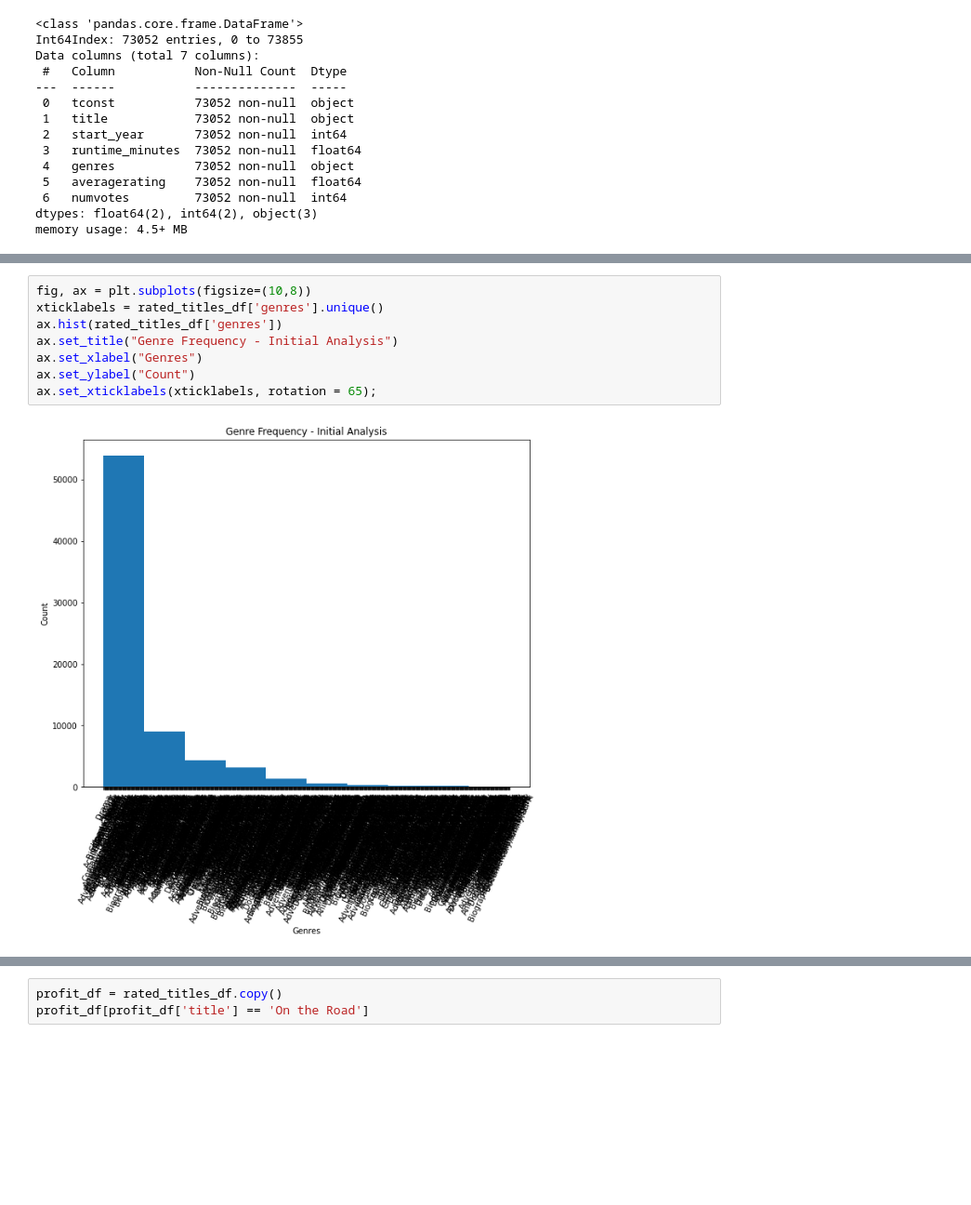
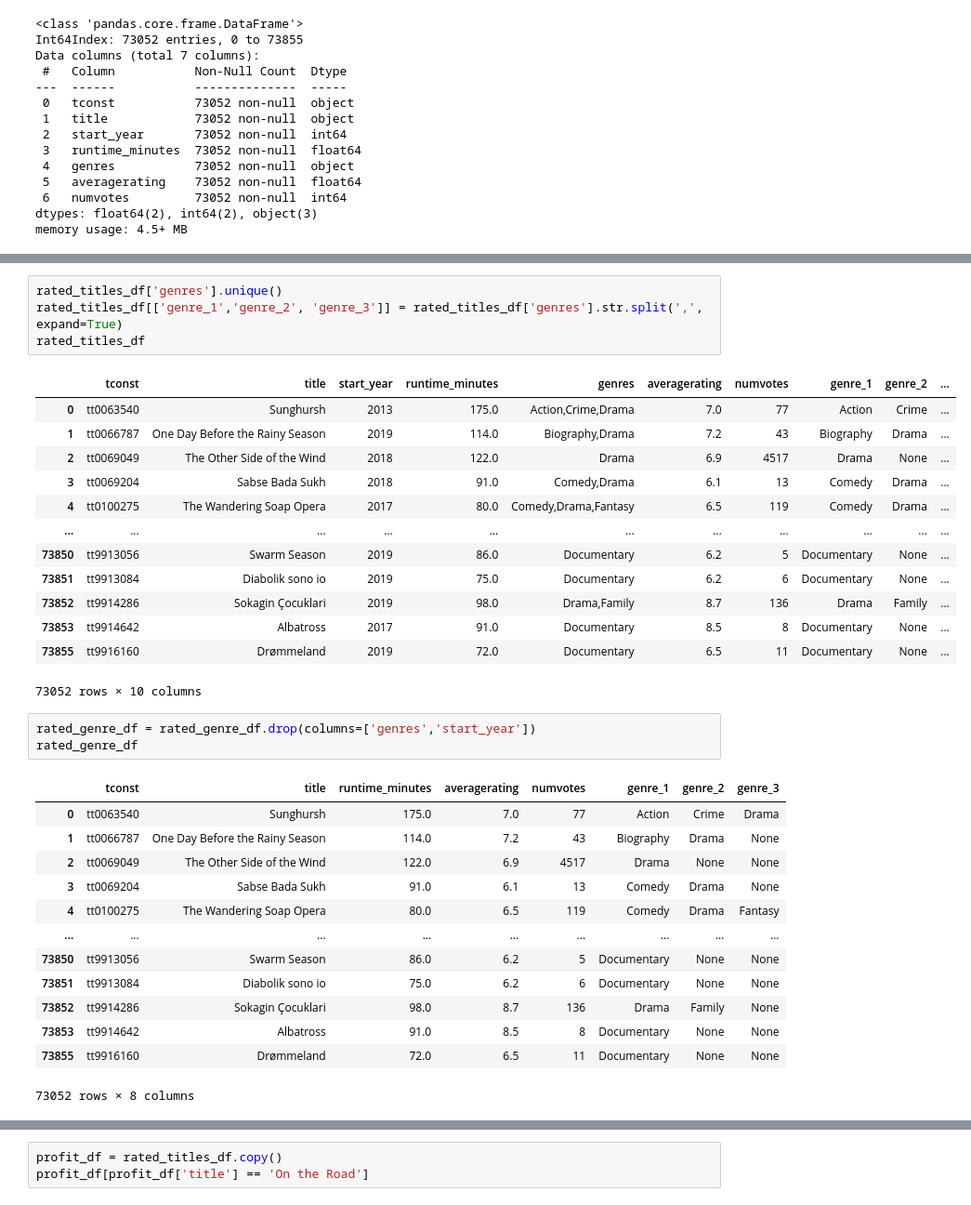
Before and after one commit to learn-co-curriculum/dsc-project-template, a Jupyter notebook: dsc-phase1project-microsoftmoviestudioanalysis-eakland.ipynb, the cells around one changed output, grey strips where cells are left out. Shown at 93% size. Cells and saved outputs as stored; diff of their text form; blank space fills up the shorter version.

```diff
--- a/dsc-phase1project-microsoftmoviestudioanalysis-eakland.ipynb
+++ b/dsc-phase1project-microsoftmoviestudioanalysis-eakland.ipynb
@@ -316,10 +296,35 @@ array(['Action,Crime,Drama', 'Biography,Drama', 'Drama', 'Comedy,Drama',
-# %%
-fig, ax = plt.subplots(figsize=(10,8))
-xticklabels = rated_titles_df['genres'].unique()
-ax.hist(rated_titles_df['genres'])
-ax.set_title("Genre Frequency - Initial Analysis")
-ax.set_xlabel("Genres")
-ax.set_ylabel("Count")
-ax.set_xticklabels(xticklabels, rotation = 65);
-# %% [output]
-[figure, removed]
+# %%
+rated_titles_df['genres'].unique()
+rated_titles_df[['genre_1','genre_2', 'genre_3']] = rated_titles_df['genres'].str.split(',', expand=True)
+rated_titles_df
+# %% [output]
+|  | tconst | title | start_year | runtime_minutes | genres | averagerating | numvotes | genre_1 | genre_2 | ... |
+| 0 | tt0063540 | Sunghursh | 2013 | 175.0 | Action,Crime,Drama | 7.0 | 77 | Action | Crime | ... |
+| 1 | tt0066787 | One Day Before the Rainy Season | 2019 | 114.0 | Biography,Drama | 7.2 | 43 | Biography | Drama | ... |
+| 2 | tt0069049 | The Other Side of the Wind | 2018 | 122.0 | Drama | 6.9 | 4517 | Drama | None | ... |
+| 3 | tt0069204 | Sabse Bada Sukh | 2018 | 91.0 | Comedy,Drama | 6.1 | 13 | Comedy | Drama | ... |
+| 4 | tt0100275 | The Wandering Soap Opera | 2017 | 80.0 | Comedy,Drama,Fantasy | 6.5 | 119 | Comedy | Drama | ... |
+| ... | ... | ... | ... | ... | ... | ... | ... | ... | ... | ... |
+| 73850 | tt9913056 | Swarm Season | 2019 | 86.0 | Documentary | 6.2 | 5 | Documentary | None | ... |
+| 73851 | tt9913084 | Diabolik sono io | 2019 | 75.0 | Documentary | 6.2 | 6 | Documentary | None | ... |
+| 73852 | tt9914286 | Sokagin Çocuklari | 2019 | 98.0 | Drama,Family | 8.7 | 136 | Drama | Family | ... |
+| 73853 | tt9914642 | Albatross | 2017 | 91.0 | Documentary | 8.5 | 8 | Documentary | None | ... |
+| 73855 | tt9916160 | Drømmeland | 2019 | 72.0 | Documentary | 6.5 | 11 | Documentary | None | ... |
+73052 rows × 10 columns
+# %%
+rated_genre_df = rated_genre_df.drop(columns=['genres','start_year'])
+rated_genre_df
+# %% [output]
+|  | tconst | title | runtime_minutes | averagerating | numvotes | genre_1 | genre_2 | genre_3 |
+| 0 | tt0063540 | Sunghursh | 175.0 | 7.0 | 77 | Action | Crime | Drama |
+| 1 | tt0066787 | One Day Before the Rainy Season | 114.0 | 7.2 | 43 | Biography | Drama | None |
+| 2 | tt0069049 | The Other Side of the Wind | 122.0 | 6.9 | 4517 | Drama | None | None |
+| 3 | tt0069204 | Sabse Bada Sukh | 91.0 | 6.1 | 13 | Comedy | Drama | None |
+| 4 | tt0100275 | The Wandering Soap Opera | 80.0 | 6.5 | 119 | Comedy | Drama | Fantasy |
+| ... | ... | ... | ... | ... | ... | ... | ... | ... |
+| 73850 | tt9913056 | Swarm Season | 86.0 | 6.2 | 5 | Documentary | None | None |
+| 73851 | tt9913084 | Diabolik sono io | 75.0 | 6.2 | 6 | Documentary | None | None |
+| 73852 | tt9914286 | Sokagin Çocuklari | 98.0 | 8.7 | 136 | Drama | Family | None |
+| 73853 | tt9914642 | Albatross | 91.0 | 8.5 | 8 | Documentary | None | None |
+| 73855 | tt9916160 | Drømmeland | 72.0 | 6.5 | 11 | Documentary | None | None |
+73052 rows × 8 columns
```
Also changed, not shown: parts of 2 cells of this notebook.
